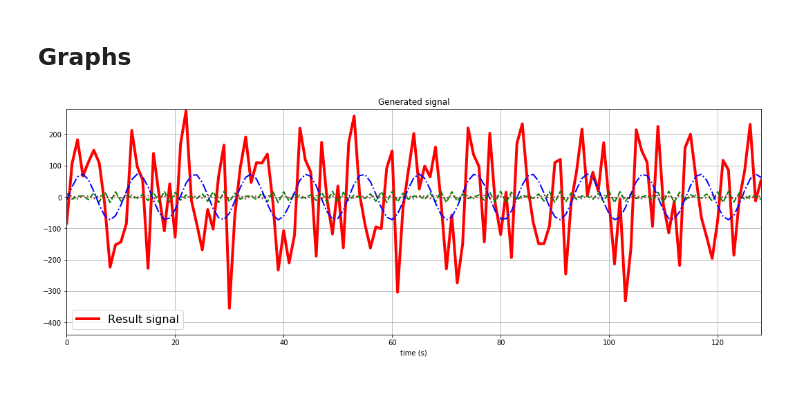
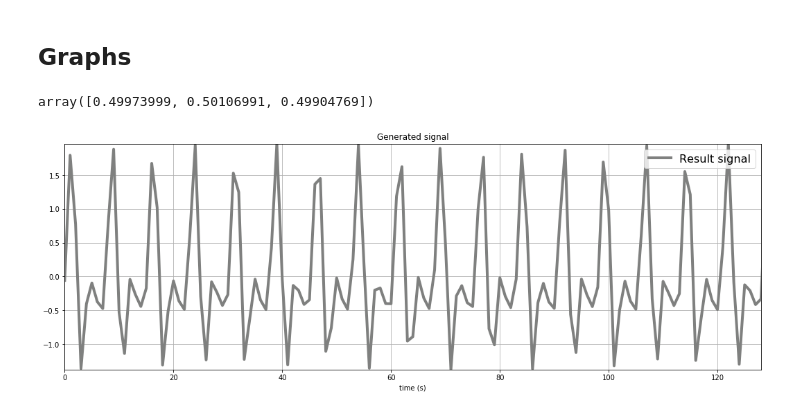
Before and after one commit to Vitalinsh/Laboratory-works, a Jupyter notebook: RTS_lab1_random_signals_generation.ipynb, the cells around one changed output. Cells and saved outputs as stored; diff of their text form; code cells hidden in the pictures.

Commit message:
Lab 1 additional tasks

```diff
--- a/RTS_lab1_random_signals_generation.ipynb
+++ b/RTS_lab1_random_signals_generation.ipynb
@@ -6,8 +6,8 @@ import matplotlib.pyplot as plt
 # %% [markdown]
 ## Initialization
 # %%
-# nun harmonics
-n = 14
+# num harmonics
+n = 3
 # max frequency
 w_max = 1800
 # num model steps
@@ -15,7 +15,7 @@ N = 256
 # %%
 %%time
 
-w_step = w_max // n
+w_step = w_max / n
 w = [i * w_step for i in range(1, n + 1)]
 w = np.array(w)
 w.resize((n, 1))
@@ -43,7 +32,7 @@ Wall time: 998 µs
 %time
 
 # generate amplitudes and phases
-amplitudes = np.random.randint(-100, 100, size=(n, 1))
+amplitudes = np.random.random((n, 1))
 phases = np.random.randint(-10, 10, size=(n, 1))
 harmonics = [np.linspace(0, N, num=N) for i in range(n)]
 harmonics = np.array(harmonics)
@@ -91,22 +73,33 @@ Wall time: 0 ns
 # %% [markdown]
 ## Graphs
+# %%
+# Additional task
+# colours from harmonics
+max_vals = harmonics.max(axis=1, keepdims=True)
+min_vals = harmonics.min(axis=1, keepdims=True)
+# normalization [0, 1]
+harmonics_norm = (harmonics - min_vals) / (max_vals - min_vals)
+colours = harmonics_norm.mean(axis=1)
+colours
+# %% [output]
+array([0.49973999, 0.50106991, 0.49904769])
 # %%
 fig, ax = plt.subplots(figsize=(18, 6))
 ax.set(title="Generated signal", xlabel="time (s)")
-ax.plot(result_signal, color="red", linewidth=4)
+ax.plot(result_signal, color=(colours), linewidth=4)
 ax.legend(["Result signal"], fontsize=16, loc=0)
 ax.grid()
 ax.set(xlim=[0, N/2], ylim=[result_signal.min(), result_signal.max()])
 #ax.tick_params(axis='x', direction='inout', length=50)
 
-ax.plot(harmonics[0], color="green", ls='--', linewidth=2)
-ax.plot(harmonics[1], color="blue", ls='-.', linewidth=2)
-ax.plot(harmonics[2], color="brown", ls=':', linewidth=2)
+#ax.plot(harmonics[0], color="green", ls='--', linewidth=2)
+#ax.plot(harmonics[1], color="blue", ls='-.', linewidth=2)
+#ax.plot(harmonics[2], color="brown", ls=':', linewidth=2)
 #ax.plot(harmonics[3], color="green", ls='--', linewidth=1)
 #ax.plot(harmonics[4], color="green", ls='--', linewidth=1)
 #ax.plot(harmonics[5], color="green", ls='--', linewidth=1)
 
 plt.show()
 # %% [output]
-[figure, old version]
+[figure, new version]
 # %%
```
Also changed, not shown: parts of 5 cells of this notebook.
